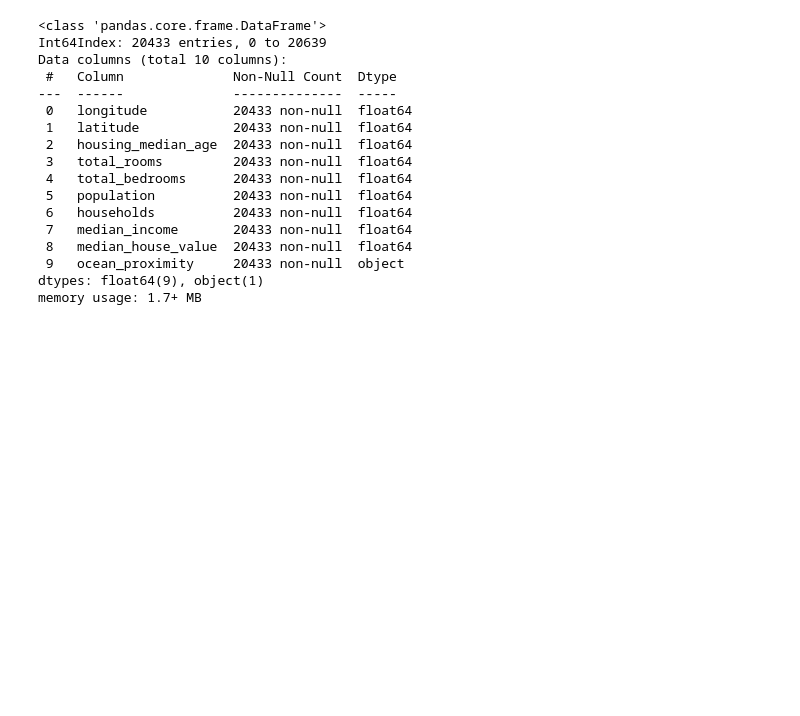
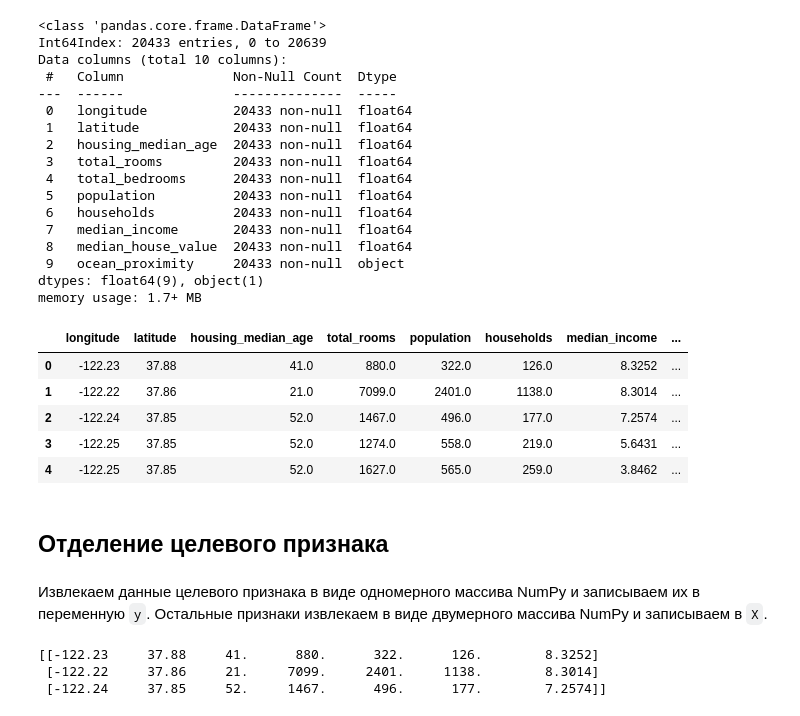
Before and after one commit to ordevoir/Libraries_and_Regressioon, a Jupyter notebook: pandas_example.ipynb, the cells around one changed output. Cells and saved outputs as stored; diff of their text form; code cells hidden in the pictures; blank space fills up the shorter version.

```diff
--- a/pandas_example.ipynb
+++ b/pandas_example.ipynb
@@ -183,5 +194,14 @@ dtypes: float64(9), object(1)
 memory usage: 1.7+ MB
 # %%
 # удаление признака total_bedrooms
-cleared_housing = housing.drop("total_bedrooms", axis=1)
+cleared_housing = housing.drop(["total_bedrooms", "ocean_proximity"], axis=1)
+# %%
+cleared_housing.head()
+# %% [output]
+|  | longitude | latitude | housing_median_age | total_rooms | population | households | median_income | ... |
+| 0 | -122.23 | 37.88 | 41.0 | 880.0 | 322.0 | 126.0 | 8.3252 | ... |
+| 1 | -122.22 | 37.86 | 21.0 | 7099.0 | 2401.0 | 1138.0 | 8.3014 | ... |
+| 2 | -122.24 | 37.85 | 52.0 | 1467.0 | 496.0 | 177.0 | 7.2574 | ... |
+| 3 | -122.25 | 37.85 | 52.0 | 1274.0 | 558.0 | 219.0 | 5.6431 | ... |
+| 4 | -122.25 | 37.85 | 52.0 | 1627.0 | 565.0 | 259.0 | 3.8462 | ... |
 # %%
@@ -191,0 +213,4 @@ filled_housing = housing["total_bedrooms"].fillna(mean)
+# %% [markdown]
+## Отделение целевого признака
+# %% [markdown]
+Извлекаем данные целевого признака в виде одномерного массива NumPy и записываем их в переменную `y`. Остальные признаки извлекаем в виде двумерного массива NumPy и записываем в `X`.
@@ -191,0 +220,6 @@ filled_housing = housing["total_bedrooms"].fillna(mean)
+# %%
+print(X[:3])
+# %% [output]
+[[-122.23     37.88     41.      880.      322.      126.        8.3252]
+ [-122.22     37.86     21.     7099.     2401.     1138.        8.3014]
+ [-122.24     37.85     52.     1467.      496.      177.        7.2574]]
```
Also changed, not shown: parts of 5 cells of this notebook.
